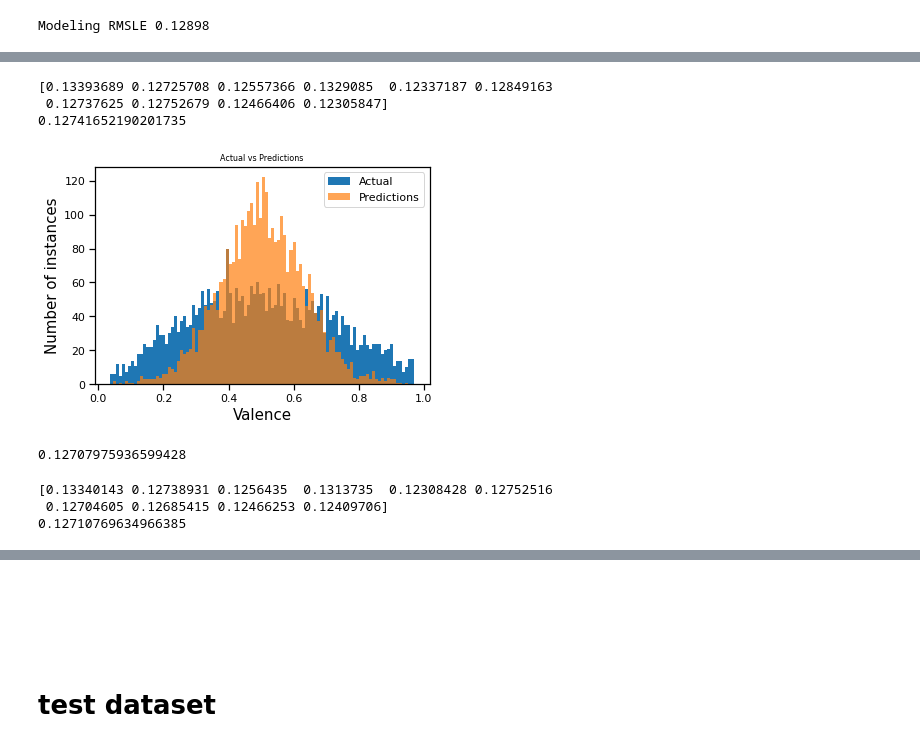
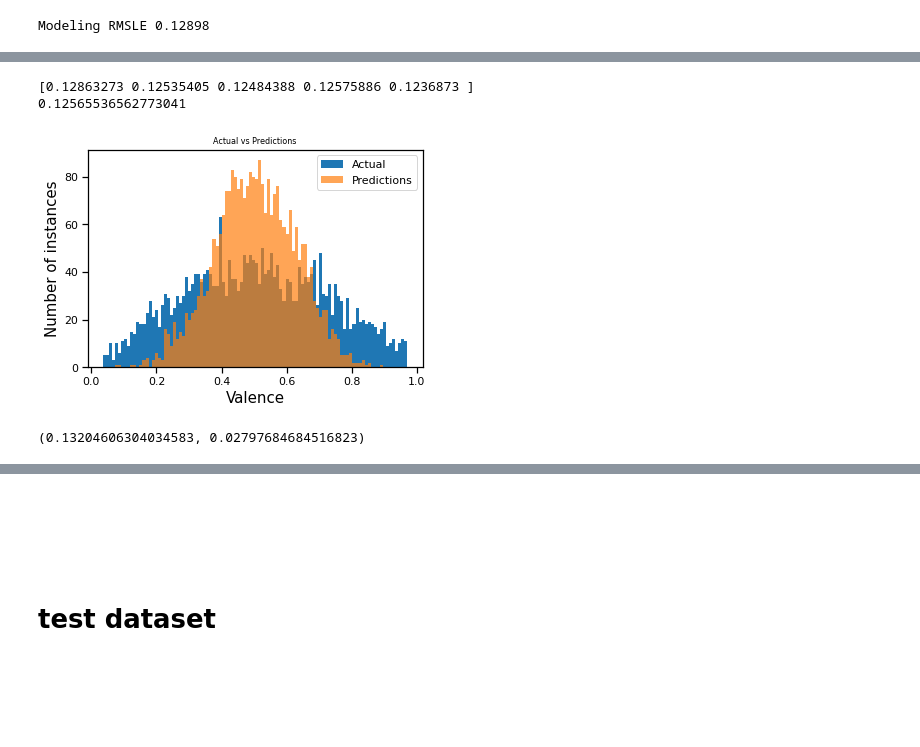
Before and after one commit to geo-chalk/spotify_valence, a Jupyter notebook: spotify_valence.ipynb, the cells around one changed output, grey strips where cells are left out. Saved outputs shown, nothing was run; the diff lists cells and outputs as text; code cells hidden in the pictures; blank space fills up the shorter version.

```diff
--- a/spotify_valence.ipynb
+++ b/spotify_valence.ipynb
@@ -257,7 +314,8 @@ df.drop(['song_id', 'id', 'track_href', 'analysis_url', 'type'], axis=1, inplace
 # %%
 #  Move dependent variable to the end to make if more pythonic
 order = ['danceability', 'energy', 'loudness', 'speechiness', 'acousticness', 'instrumentalness',
-        'liveness', 'tempo', 'duration_ms', 'key', 'mode', 'time_signature', 'valence']
+        'liveness', 'tempo', 'tempo_confidence', 'duration_ms', 'time_signature_confidence', 'key',
+        'key_confidence', 'mode_confidence', 'max_loundness', 'min_loundness', 'mode_seg_0', 'mode', 'time_signature', 'valence']
 df = df[order]
 df.head(3)
 # %% [output]
@@ -1236,5 +1305,5 @@ df_ml.head()
 # %%
-X_train, X_test, y_train, y_test = train_test_split(df_ml.iloc[:,:-1], df_ml.iloc[:,-1], random_state = 42)
+X_train, X_test, y_train, y_test = train_test_split(df_ml.iloc[:,:-1], df_ml.iloc[:,-1], random_state = 42,  test_size=0.2,)
 # %%
 # models = regression(df_ml, LINREG=True, RIDGE=True, LASSO=True, SVMR=True, XGB=True, RF=True, NN=True)
 models = regression(df_ml, NN=True)
@@ -1370,9 +1430,3 @@ mean_absolute_error(y_test, pred_xgb)
 print('Modeling RMSLE %.5f' % model.best_score)
 # %% [output]
 Modeling RMSLE 0.12898
-# %%
-xgb_model = XGBRegressor(**xgb_pars)
-xgb_model.fit(X_train, y_train)
-pred_xgb = xgb_model.predict(X_test)
-compare_predictions(y_test, pred_xgb)
-mean_absolute_error(y_test, pred_xgb)
@@ -1427,0 +1448,6 @@ mean_absolute_error(pred_best, y_test)
+# %%
+clf = ExtraTreesRegressor(random_state=123)
+clf.fit(X_train, y_train)
+pred_best = clf.predict(X_test)
+compare_predictions(y_test, pred_best)
+mean_absolute_error(pred_best, y_test) , mean_squared_error(pred_best, y_test)
@@ -1428,25 +1457,16 @@ mean_absolute_error(pred_best, y_test)
 # %%
-scores = cross_val_score(clf, X_train, y_train, scoring="neg_mean_absolute_error", cv=10)
+scores = cross_val_score(clf, X_train, y_train, scoring="neg_mean_absolute_error", cv=5)
 print(-scores)
 print(np.mean(-scores))
 # %% [output]
-[0.13393689 0.12725708 0.12557366 0.1329085  0.12337187 0.12849163
- 0.12737625 0.12752679 0.12466406 0.12305847]
-0.12741652190201735
+[0.12863273 0.12535405 0.12484388 0.12575886 0.1236873 ]
+0.12565536562773041
 # %%
-clf = ExtraTreesRegressor(random_state=123)
+clf = RandomForestRegressor()
 clf.fit(X_train, y_train)
 pred_best = clf.predict(X_test)
 compare_predictions(y_test, pred_best)
-mean_absolute_error(pred_best, y_test)
+mean_absolute_error(pred_best, y_test) , mean_squared_error(pred_best, y_test)
 # %% [output]
-[figure, old version]
+[figure, new version]
-0.12707975936599428
+(0.13204606304034583, 0.02797684684516823)
-# %%
-scores = cross_val_score(clf, X_train, y_train, scoring="neg_mean_absolute_error", cv=10)
-print(-scores)
-print(np.mean(-scores))
-# %% [output]
-[0.13340143 0.12738931 0.1256435  0.1313735  0.12308428 0.12752516
- 0.12704605 0.12685415 0.12466253 0.12409706]
-0.12710769634966385
```
Also changed, not shown: parts of 18 cells of this notebook.
